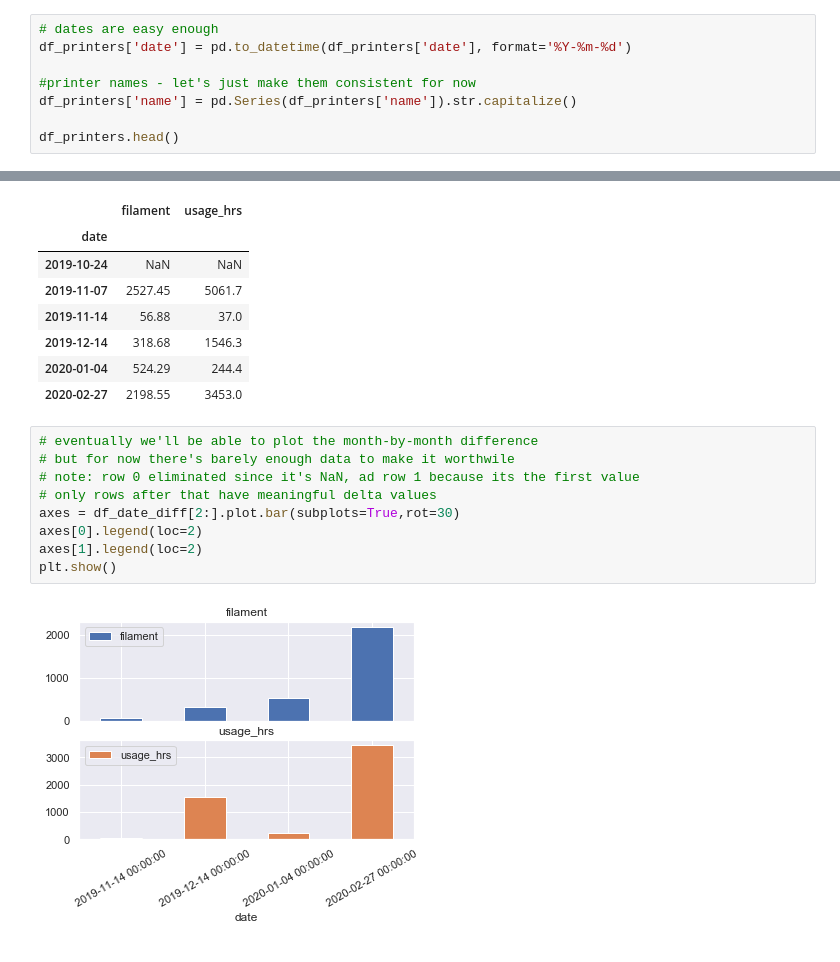
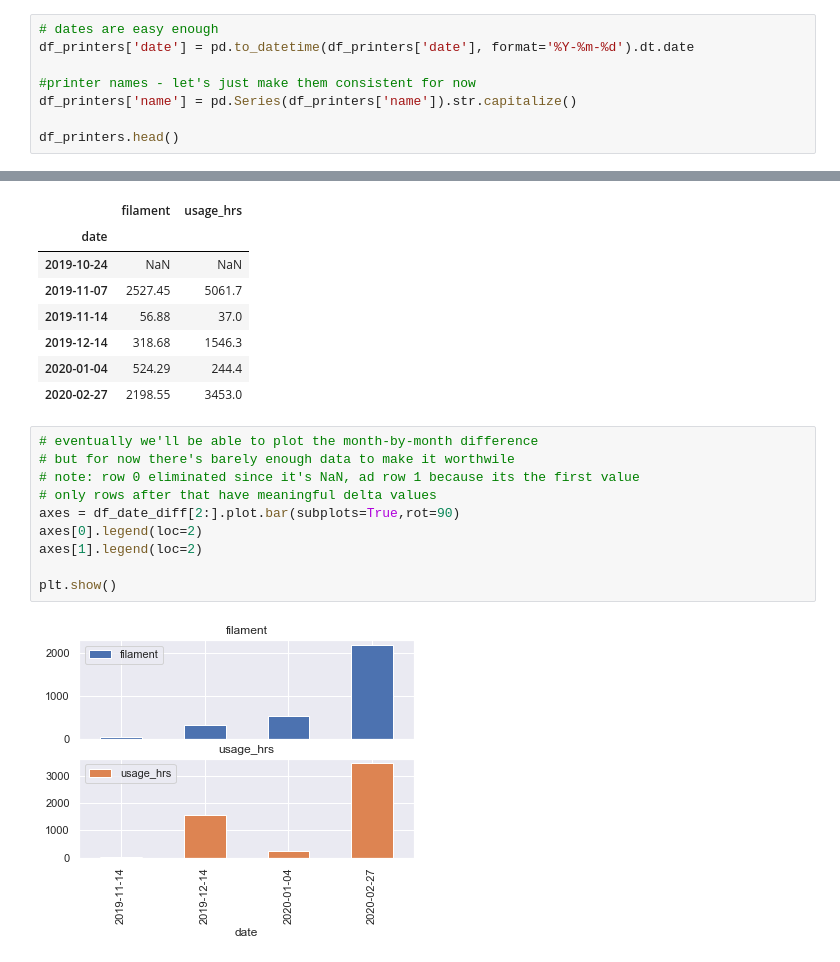
Before and after one commit to rgordon/barn-printer-logs, a Jupyter notebook: notebooks/examine-printer-logs.ipynb, the cells around one changed output, grey strips where cells are left out. Drawn from its saved outputs; the diff is of its cells as text.

```diff
--- a/notebooks/examine-printer-logs.ipynb
+++ b/notebooks/examine-printer-logs.ipynb
@@ -111,7 +112,7 @@ df_printers.head()
 Finally, let's canonicalize names, and make sure dates are actually Date objects.
 # %%
 # dates are easy enough
-df_printers['date'] = pd.to_datetime(df_printers['date'], format='%Y-%m-%d')
+df_printers['date'] = pd.to_datetime(df_printers['date'], format='%Y-%m-%d').dt.date
 
 #printer names - let's just make them consistent for now
 df_printers['name'] = pd.Series(df_printers['name']).str.capitalize()
@@ -199,11 +200,12 @@ df_date_diff
 # %%
 # eventually we'll be able to plot the month-by-month difference
 # but for now there's barely enough data to make it worthwile
 # note: row 0 eliminated since it's NaN, ad row 1 because its the first value
 # only rows after that have meaningful delta values
-axes = df_date_diff[2:].plot.bar(subplots=True,rot=30)
+axes = df_date_diff[2:].plot.bar(subplots=True,rot=90)
 axes[0].legend(loc=2)
 axes[1].legend(loc=2)
+
 plt.show()
 # %% [output]
-[figure, old version]
+[figure, new version]
```
Also changed, not shown: parts of 2 cells of this notebook.
